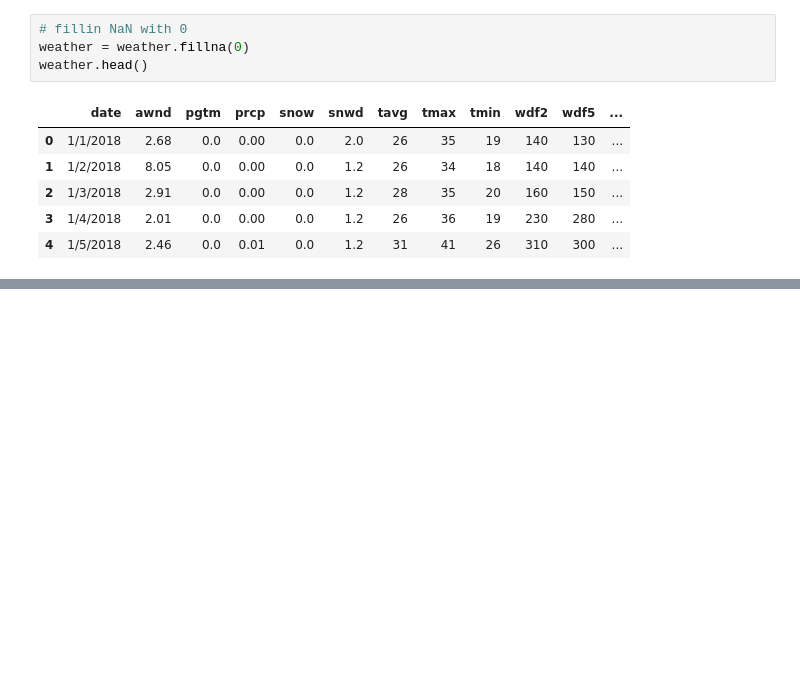
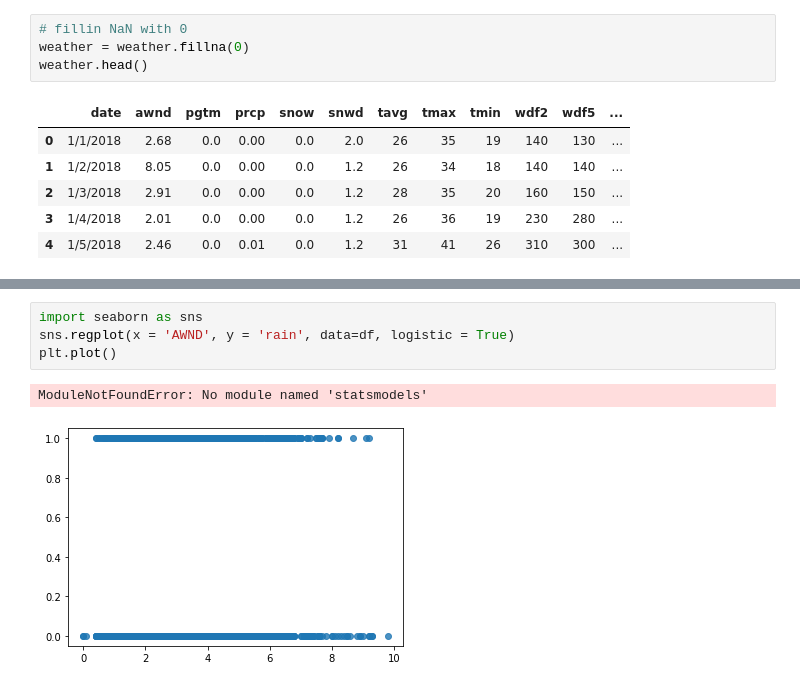
Before and after one commit to HannaMeinikheim/CS-334, a Jupyter notebook: HW4-LogisticRegression_ScikitLearn.ipynb, the cells around one changed output, grey strips where cells are left out. Saved outputs shown, nothing was run; the diff lists cells and outputs as text; blank space fills up the shorter version.

```diff
--- a/HW4-LogisticRegression_ScikitLearn.ipynb
+++ b/HW4-LogisticRegression_ScikitLearn.ipynb
@@ -93,0 +232,7 @@ weather.head()
+# %%
+import seaborn as sns
+sns.regplot(x = 'AWND', y = 'rain', data=df, logistic = True)
+plt.plot()
+# %% [output]
+ModuleNotFoundError: No module named 'statsmodels'
+[figure, added]
```
Also changed, not shown: parts of 12 cells of this notebook.
